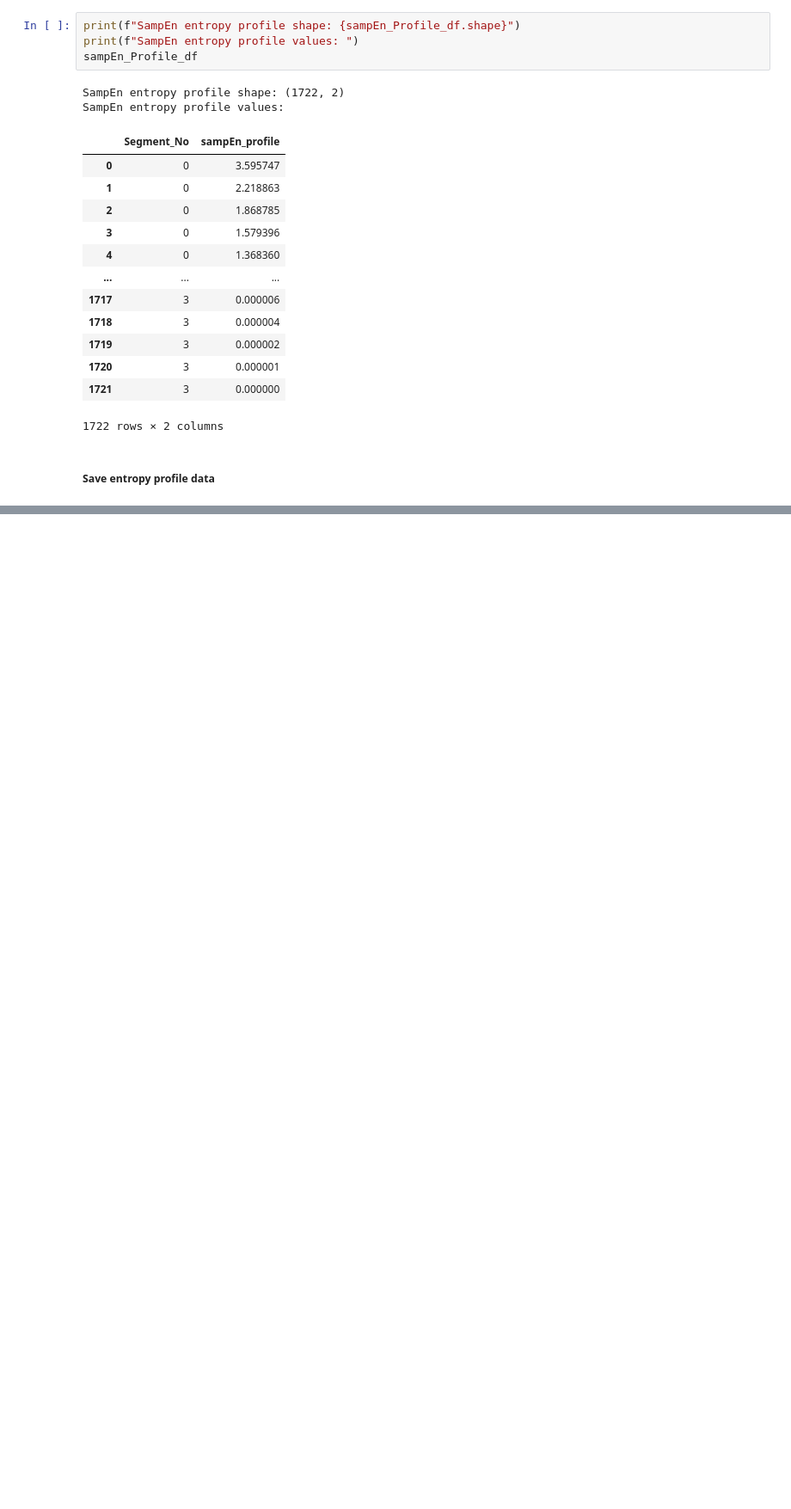
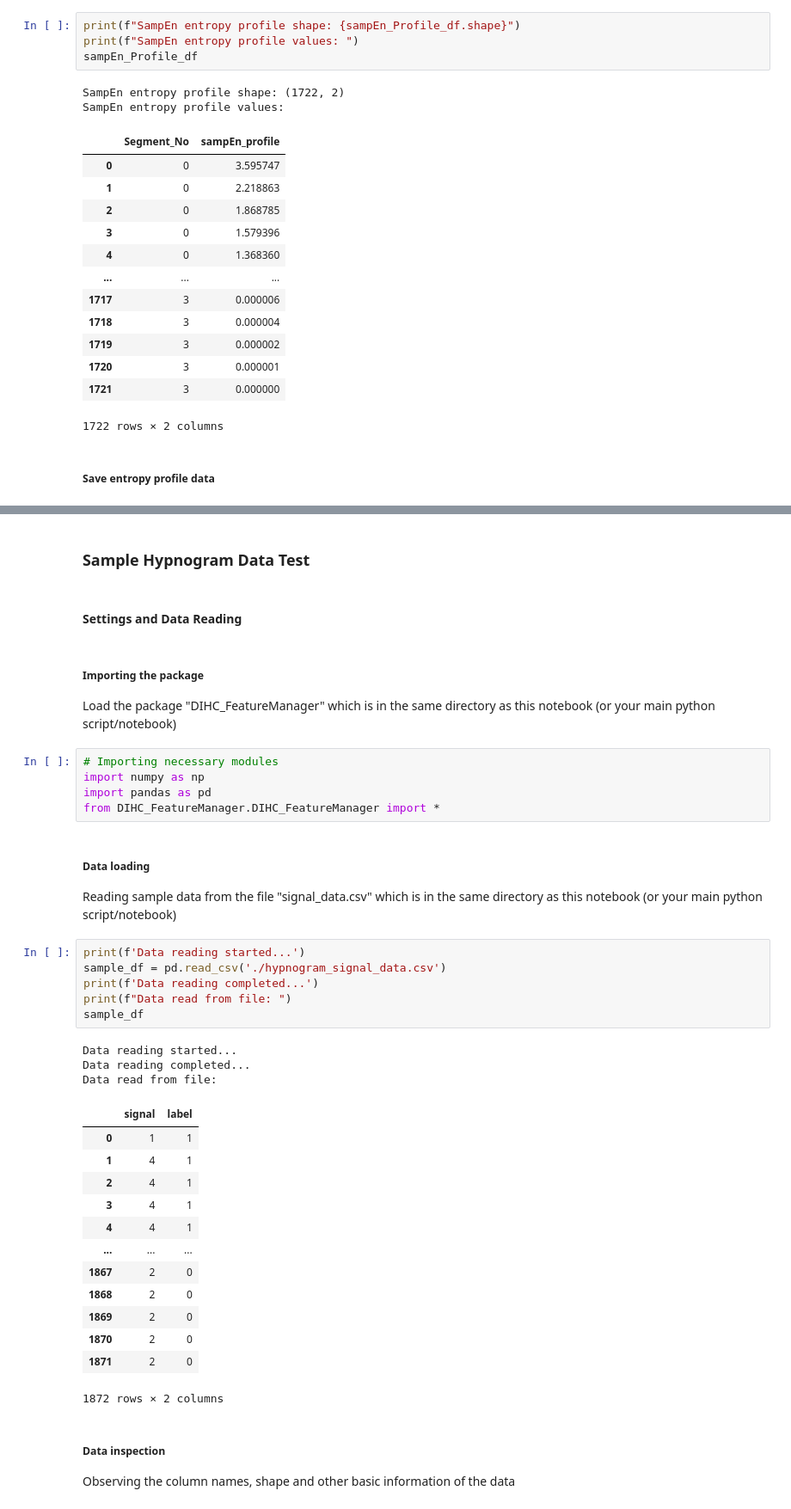
Before and after one commit to shivapratap/DIHC_FeatureManager, a Jupyter notebook: Main.ipynb, the cells around one changed output, grey strips where cells are left out. Shown at 86% size. Saved outputs shown, nothing was run; the diff lists cells and outputs as text; blank space fills up the shorter version.

```diff
--- a/Main.ipynb
+++ b/Main.ipynb
@@ -282,0 +296,41 @@ SampEn entropy profile values:
+# %% [markdown]
+### Sample Hypnogram Data Test
+# %% [markdown]
+#### Settings and Data Reading
+# %% [markdown]
+#####  Importing the package
+Load the package "DIHC_FeatureManager" which is in the same directory as this notebook (or your main python script/notebook)
+# %%
+# Importing necessary modules
+import numpy as np
+import pandas as pd
+from DIHC_FeatureManager.DIHC_FeatureManager import *
+# %% [markdown]
+##### Data loading
+Reading sample data from the file "signal_data.csv" which is in the same directory as this notebook (or your main python script/notebook)
+# %%
+print(f'Data reading started...')
+sample_df = pd.read_csv('./hypnogram_signal_data.csv')
+print(f'Data reading completed...')
+print(f"Data read from file: ")
+sample_df
+# %% [output]
+Data reading started...
+Data reading completed...
+Data read from file:
+|  | signal | label |
+| 0 | 1 | 1 |
+| 1 | 4 | 1 |
+| 2 | 4 | 1 |
+| 3 | 4 | 1 |
+| 4 | 4 | 1 |
+| ... | ... | ... |
+| 1867 | 2 | 0 |
+| 1868 | 2 | 0 |
+| 1869 | 2 | 0 |
+| 1870 | 2 | 0 |
+| 1871 | 2 | 0 |
+1872 rows × 2 columns
+# %% [markdown]
+##### Data inspection
+Observing the column names, shape and other basic information of the data
```
Also changed, not shown: parts of 21 cells of this notebook, 15 other files.
